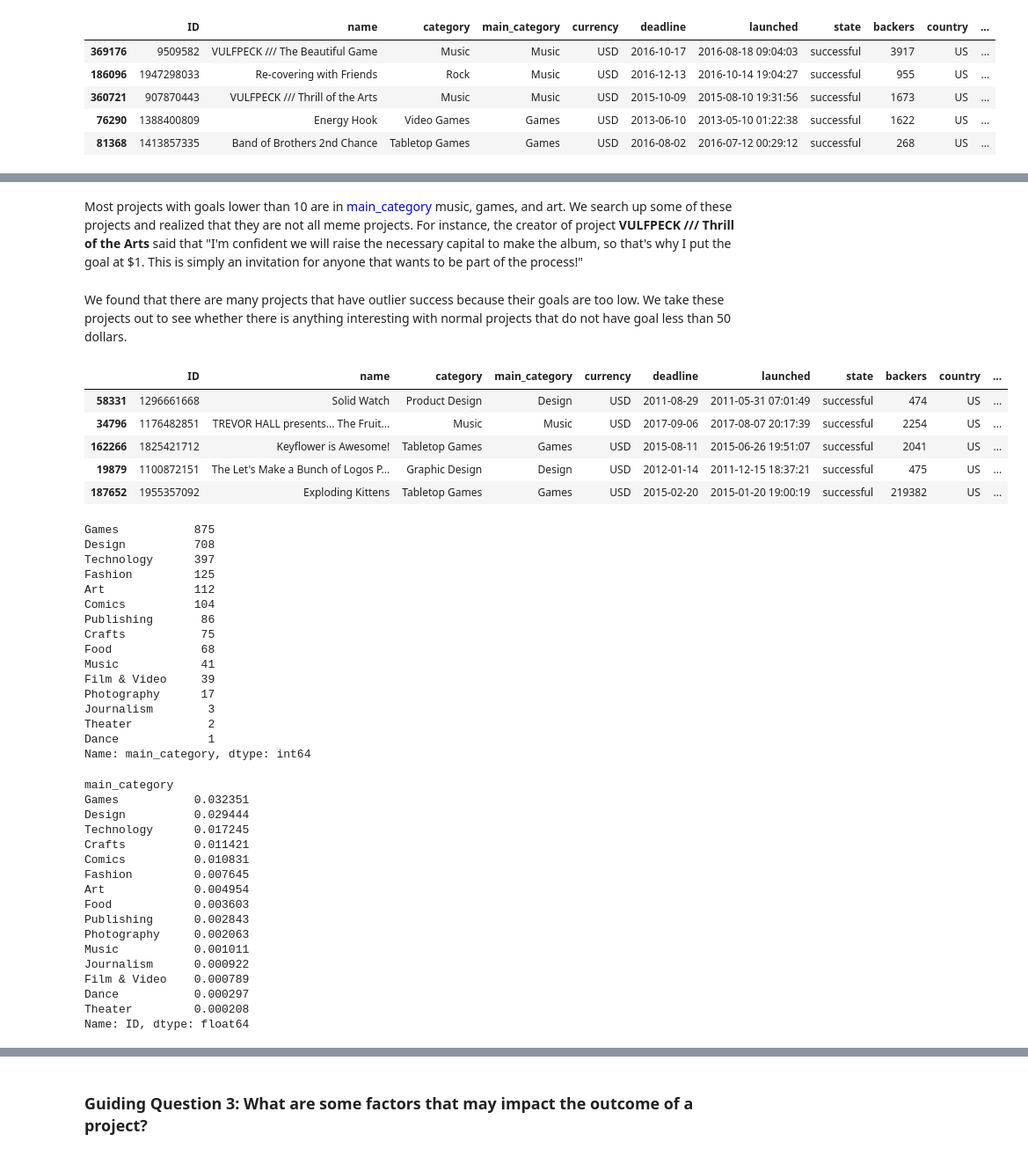
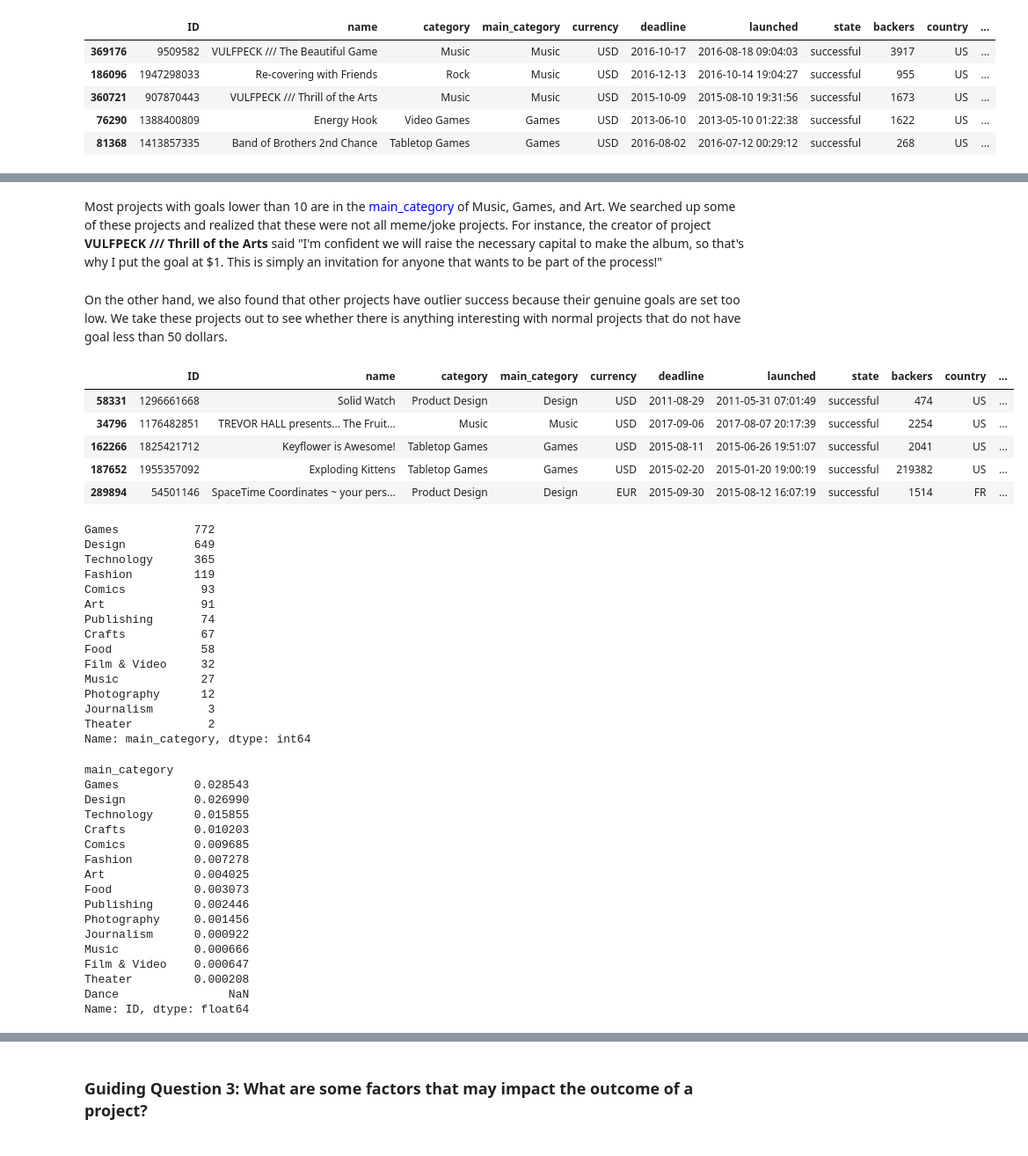
Before and after one commit to qjyap/STAT131-HALLO, a Jupyter notebook: Stats 131 Final Report-Copy1.ipynb, the cells around one changed output, grey strips where cells are left out. Shown at 88% size. Saved outputs shown, nothing was run; the diff lists cells and outputs as text; code cells hidden in the pictures.

```diff
--- a/Stats 131 Final Report-Copy1.ipynb
+++ b/Stats 131 Final Report-Copy1.ipynb
@@ -464,38 +440,37 @@ Dance            1
 Name: main_category, dtype: int64
 # %% [markdown]
-Most projects with goals lower than 10 are in <font color = 'blue'>main_category</font> music, games, and art. We search up some of these projects and realized that they are not all meme projects. For instance, the creator of project **VULFPECK /// Thrill of the Arts** said that "I'm confident we will raise the necessary capital to make the album, so that's why I put the goal at $1. This is simply an invitation for anyone that wants to be part of the process!"
+Most projects with goals lower than 10 are in the <font color = 'blue'>main_category</font> of Music, Games, and Art. We searched up some of these projects and realized that these were not all meme/joke projects. For instance, the creator of project **VULFPECK /// Thrill of the Arts** said "I'm confident we will raise the necessary capital to make the album, so that's why I put the goal at $1. This is simply an invitation for anyone that wants to be part of the process!"
 # %% [markdown]
-We found that there are many projects that have outlier success because their goals are too low. We take these projects out to see whether there is anything interesting with normal projects that do not have goal less than 50 dollars.
+On the other hand, we also found that other projects  have outlier success because their genuine goals are set too low. We take these projects out to see whether there is anything interesting with normal projects that do not have goal less than 50 dollars.
 # %%
-reasonable_goal = (kickstarter_cleaned['percent_funded'] > 12.496) & (kickstarter_cleaned['usd_goal_real'] >= 25)
+reasonable_goal = (kickstarter_cleaned['percent_funded'] > np.percentile(kickstarter_cleaned['percent_funded'],99)) & (kickstarter_cleaned['usd_goal_real'] >= 50)
 
 new_highly_funded = kickstarter_cleaned[reasonable_goal]
 new_highly_funded.sort_values(by='percent_funded',ascending=False).head()
 # %% [output]
 |  | ID | name | category | main_category | currency | deadline | launched | state | backers | country | ... |
 | 58331 | 1296661668 | Solid Watch | Product Design | Design | USD | 2011-08-29 | 2011-05-31 07:01:49 | successful | 474 | US | ... |
 | 34796 | 1176482851 | TREVOR HALL presents... The Fruit... | Music | Music | USD | 2017-09-06 | 2017-08-07 20:17:39 | successful | 2254 | US | ... |
 | 162266 | 1825421712 | Keyflower is Awesome! | Tabletop Games | Games | USD | 2015-08-11 | 2015-06-26 19:51:07 | successful | 2041 | US | ... |
-| 19879 | 1100872151 | The Let's Make a Bunch of Logos P... | Graphic Design | Design | USD | 2012-01-14 | 2011-12-15 18:37:21 | successful | 475 | US | ... |
 | 187652 | 1955357092 | Exploding Kittens | Tabletop Games | Games | USD | 2015-02-20 | 2015-01-20 19:00:19 | successful | 219382 | US | ... |
+| 289894 | 54501146 | SpaceTime Coordinates ~ your pers... | Product Design | Design | EUR | 2015-09-30 | 2015-08-12 16:07:19 | successful | 1514 | FR | ... |
 # %%
 new_highly_funded.main_category.value_counts()
 # %% [output]
-Games           875
-Design          708
-Technology      397
-Fashion         125
-Art             112
-Comics          104
-Publishing       86
-Crafts           75
-Food             68
-Music            41
-Film & Video     39
-Photography      17
+Games           772
+Design          649
+Technology      365
+Fashion         119
+Comics           93
+Art              91
+Publishing       74
+Crafts           67
+Food             58
+Film & Video     32
+Music            27
+Photography      12
 Journalism        3
 Theater           2
-Dance             1
 Name: main_category, dtype: int64
 # %%
 grouped = new_highly_funded.groupby('main_category').ID.count()
@@ -504,20 +479,20 @@ prop = (grouped/total).sort_values(ascending=False)
 prop
 # %% [output]
 main_category
-Games           0.032351
-Design          0.029444
-Technology      0.017245
-Crafts          0.011421
-Comics          0.010831
-Fashion         0.007645
-Art             0.004954
-Food            0.003603
-Publishing      0.002843
-Photography     0.002063
-Music           0.001011
+Games           0.028543
+Design          0.026990
+Technology      0.015855
+Crafts          0.010203
+Comics          0.009685
+Fashion         0.007278
+Art             0.004025
+Food            0.003073
+Publishing      0.002446
+Photography     0.001456
 Journalism      0.000922
-Film & Video    0.000789
-Dance           0.000297
+Music           0.000666
+Film & Video    0.000647
 Theater         0.000208
+Dance                NaN
 Name: ID, dtype: float64
 # %% [markdown]
```
Also changed, not shown: parts of 39 cells of this notebook.
